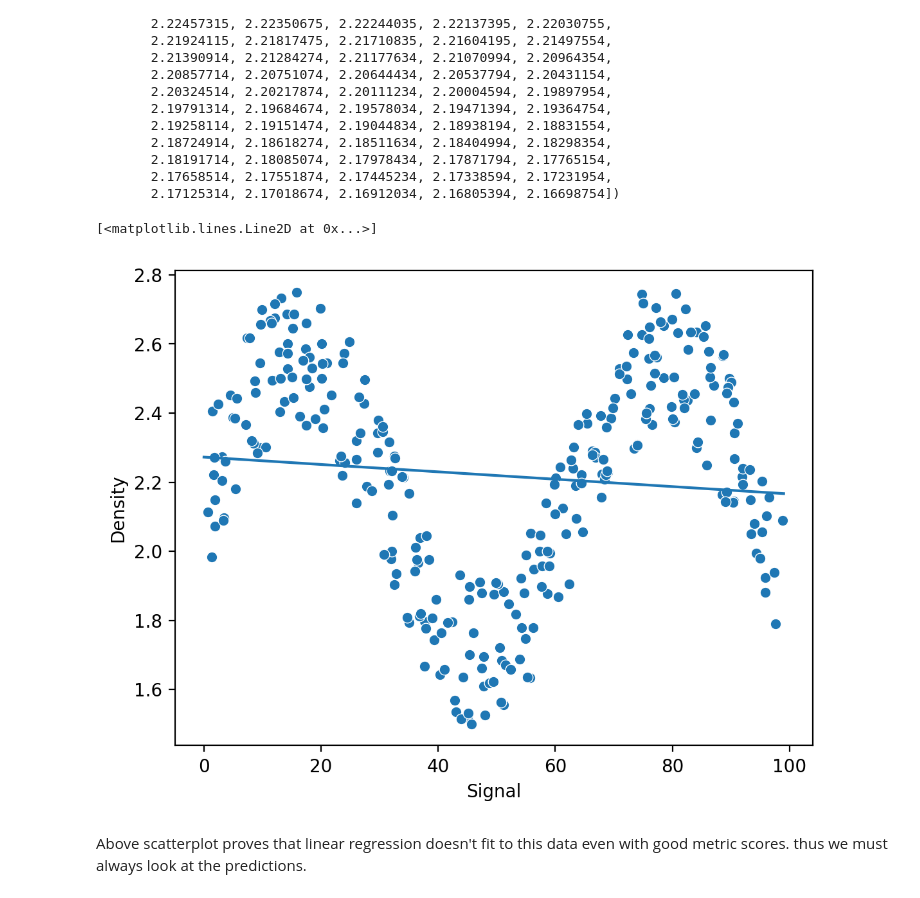
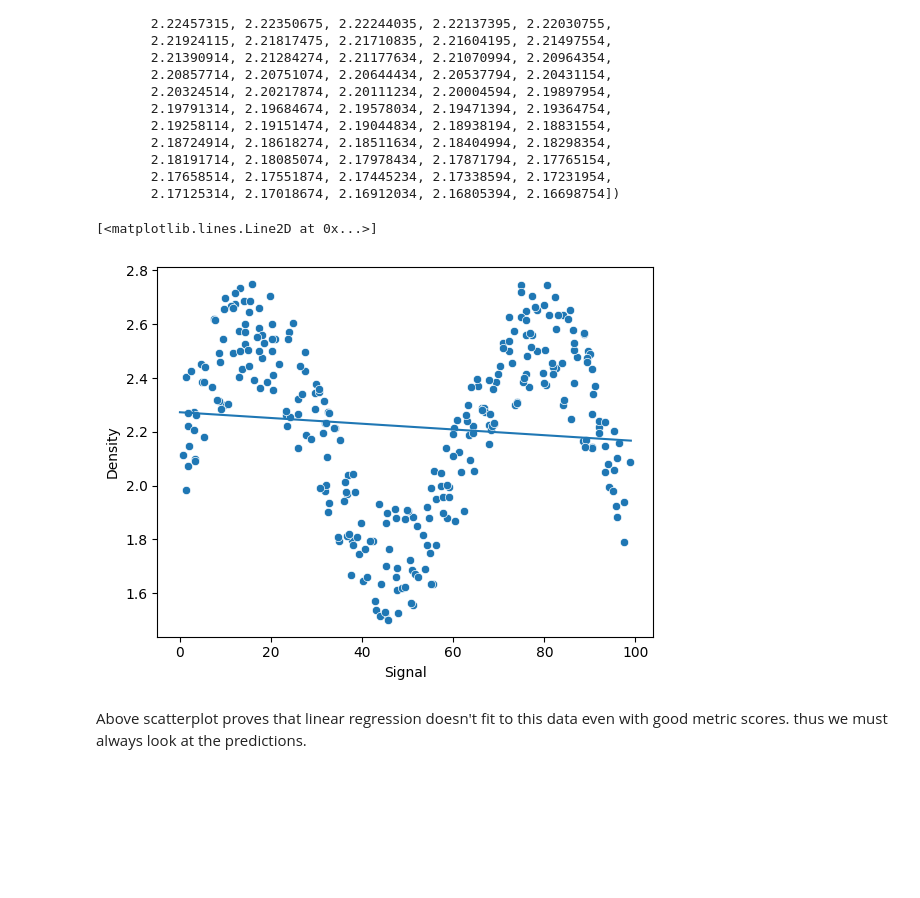
Before and after one commit to AdityaMohite47/Machine_Learning-With-ScikitLearn, a Jupyter notebook: ScikitLearn-Implementations/Random-Forest-3.ipynb, the cells around one changed output. Cells and saved outputs as stored; diff of their text form; code cells hidden in the pictures; blank space fills up the shorter version.

```diff
--- a/ScikitLearn-Implementations/Random-Forest-3.ipynb
+++ b/ScikitLearn-Implementations/Random-Forest-3.ipynb
@@ -125,12 +125,11 @@ array([2.27256115, 2.27149475, 2.27042835, 2.26936195, 2.26829555,
        2.17658514, 2.17551874, 2.17445234, 2.17338594, 2.17231954,
        2.17125314, 2.17018674, 2.16912034, 2.16805394, 2.16698754])
 # %%
-plt.figure(dpi=200)
 sns.scatterplot(x='Signal' , y='Density' , data=data)
 plt.plot(np.arange(0 , 100), signal_preds)
 # %% [output]
 [<matplotlib.lines.Line2D at 0x...>]
-[figure, old version]
+[figure, new version]
 # %% [markdown]
 Above scatterplot proves that linear regression doesn't fit to this data even with good metric scores. thus we must always look at the predictions.
 # %%
```
Also changed, not shown: parts of 8 cells of this notebook.
